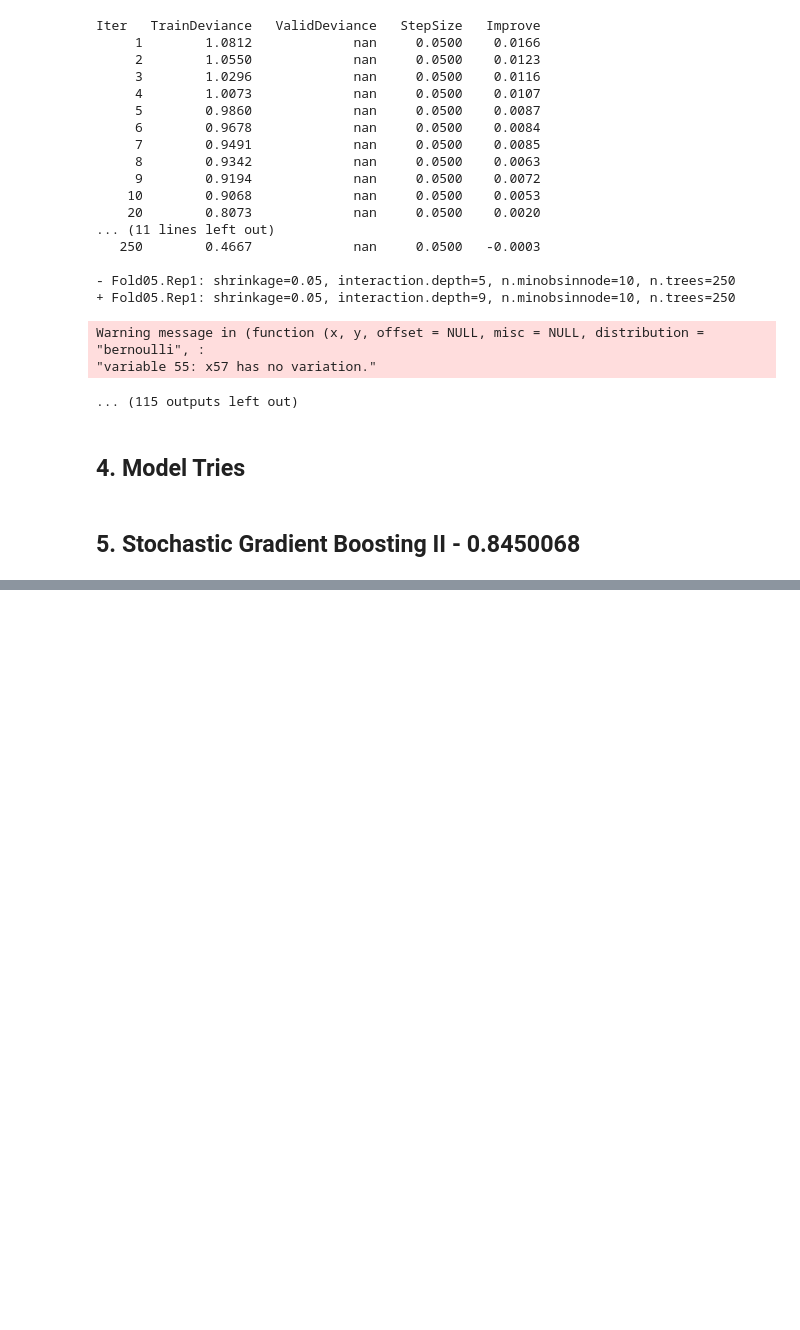
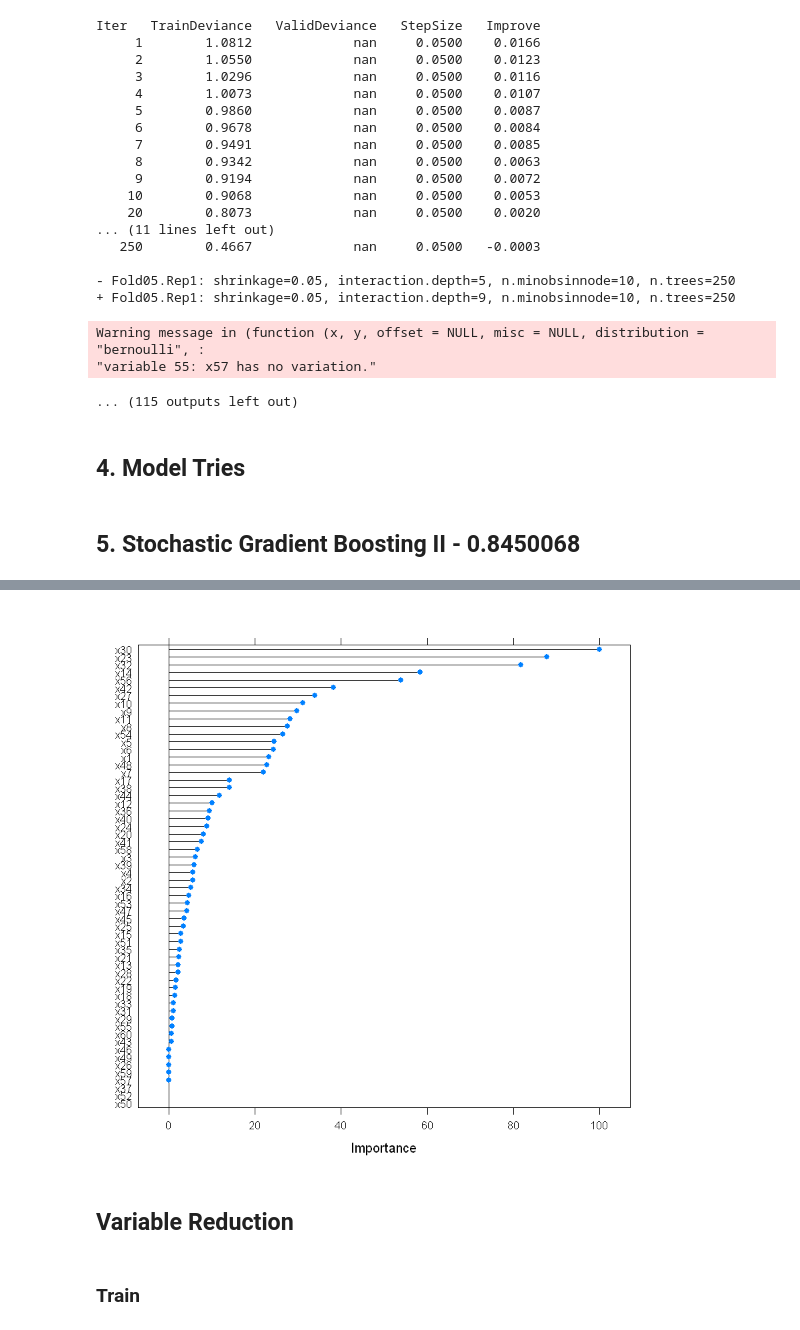
Before and after one commit to karaee/IE518Project, a Jupyter notebook: Project/Project1.ipynb, the cells around one changed output, grey strips where cells are left out. Drawn from its saved outputs; the diff is of its cells as text; code cells hidden in the pictures; blank space fills up the shorter version.

```diff
--- a/Project/Project1.ipynb
+++ b/Project/Project1.ipynb
@@ -790,0 +845,7 @@ send_submission(predictions, token, url=subm_url, submit_now= submit_now)
+# %%
+fitControl <- trainControl(method = "repeatedcv", number = 10, verboseIter = TRUE, classProbs = TRUE)
+tunegrid2 <- expand.grid(.mtry=c(3,5,10,15), .splitrule = "gini", .min.node.size = 5)
+set.seed(500)
+RF11 <- train(Class~., data=up_train, method="ranger",
+              trControl = fitControl, tuneGrid = tunegrid2, importance = 'permutation')
+RF11
@@ -790,0 +910,4 @@ send_submission(predictions, token, url=subm_url, submit_now= submit_now)
+# %%
+up_trainall <- upSample(x = traindata[, -ncol(traindata)],
+                     y = as.factor(traindata$y))
+head(up_trainall)
@@ -790,0 +922,4 @@ send_submission(predictions, token, url=subm_url, submit_now= submit_now)
+# %%
+RF11all <- train(Class~., data=up_trainall, method="ranger",
+              trControl = fitControl, tuneGrid = tunegrid2, importance = 'permutation')
+RF11all
@@ -790,0 +985,8 @@ send_submission(predictions, token, url=subm_url, submit_now= submit_now)
+# %%
+plot(varImp(RF11all))
+# %% [output]
+[figure, added]
+# %% [markdown]
+## Variable Reduction
+# %% [markdown]
+### Train
```
Also changed, not shown: parts of 46 cells of this notebook.
